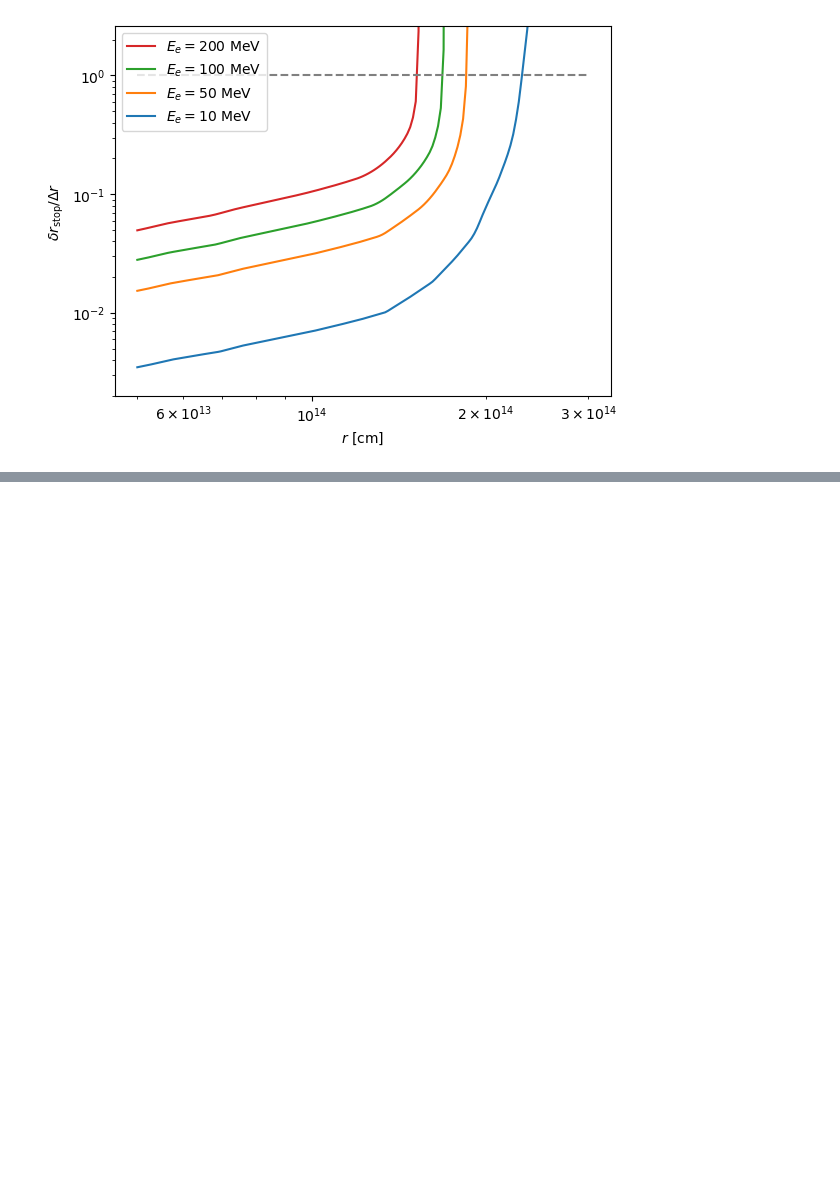
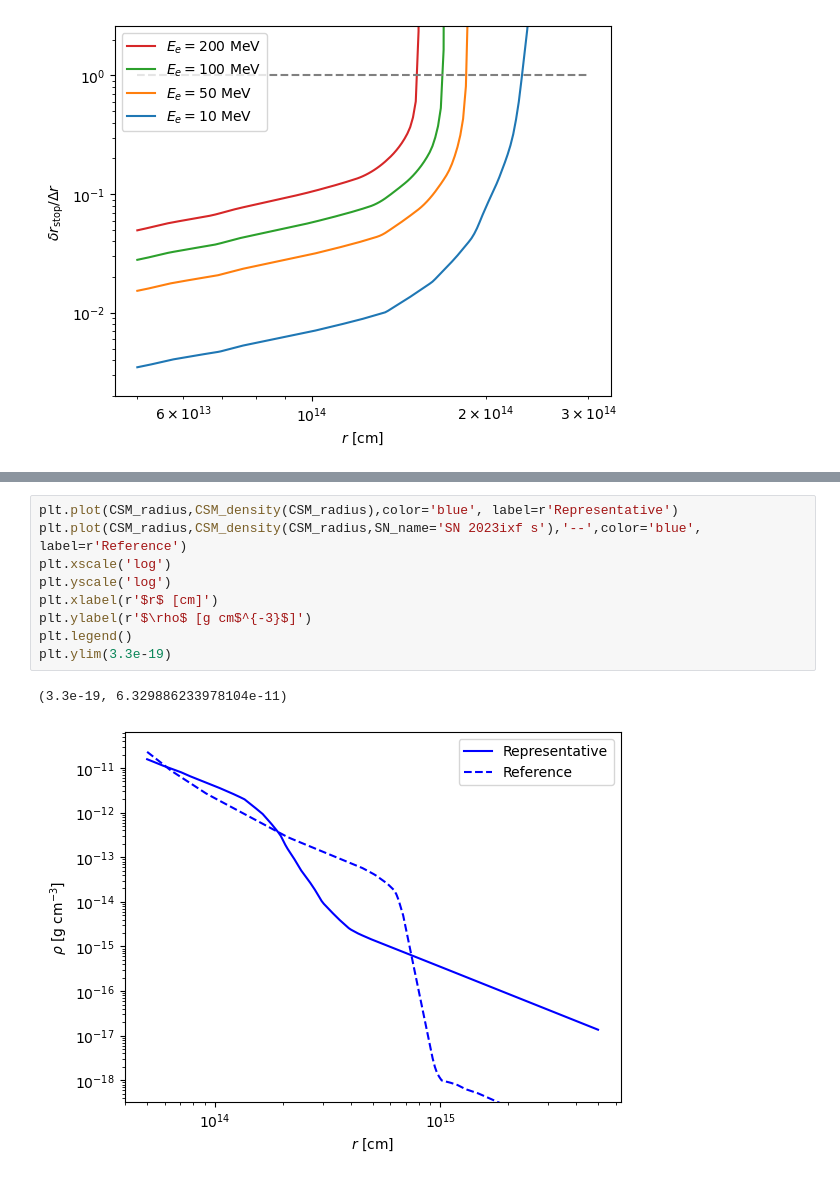
Before and after one commit to yenhsunlin/CSM_DP, a Jupyter notebook: plots.ipynb, the cells around one changed output, grey strips where cells are left out. Cells and saved outputs as stored; diff of their text form; blank space fills up the shorter version.

```diff
--- a/plots.ipynb
+++ b/plots.ipynb
@@ -470,0 +741,12 @@ Text(0, 0.5, '$\\delta r_{\\rm stop}/\\Delta r$')
+# %%
+plt.plot(CSM_radius,CSM_density(CSM_radius),color='blue', label=r'Representative')
+plt.plot(CSM_radius,CSM_density(CSM_radius,SN_name='SN 2023ixf s'),'--',color='blue', label=r'Reference')
+plt.xscale('log')
+plt.yscale('log')
+plt.xlabel(r'$r$ [cm]')
+plt.ylabel(r'$\rho$ [g cm$^{-3}$]')
+plt.legend()
+plt.ylim(3.3e-19)
+# %% [output]
+(3.3e-19, 6.329886233978104e-11)
+[figure, added]
```
Also changed, not shown: parts of 8 cells of this notebook, 3 other files.
